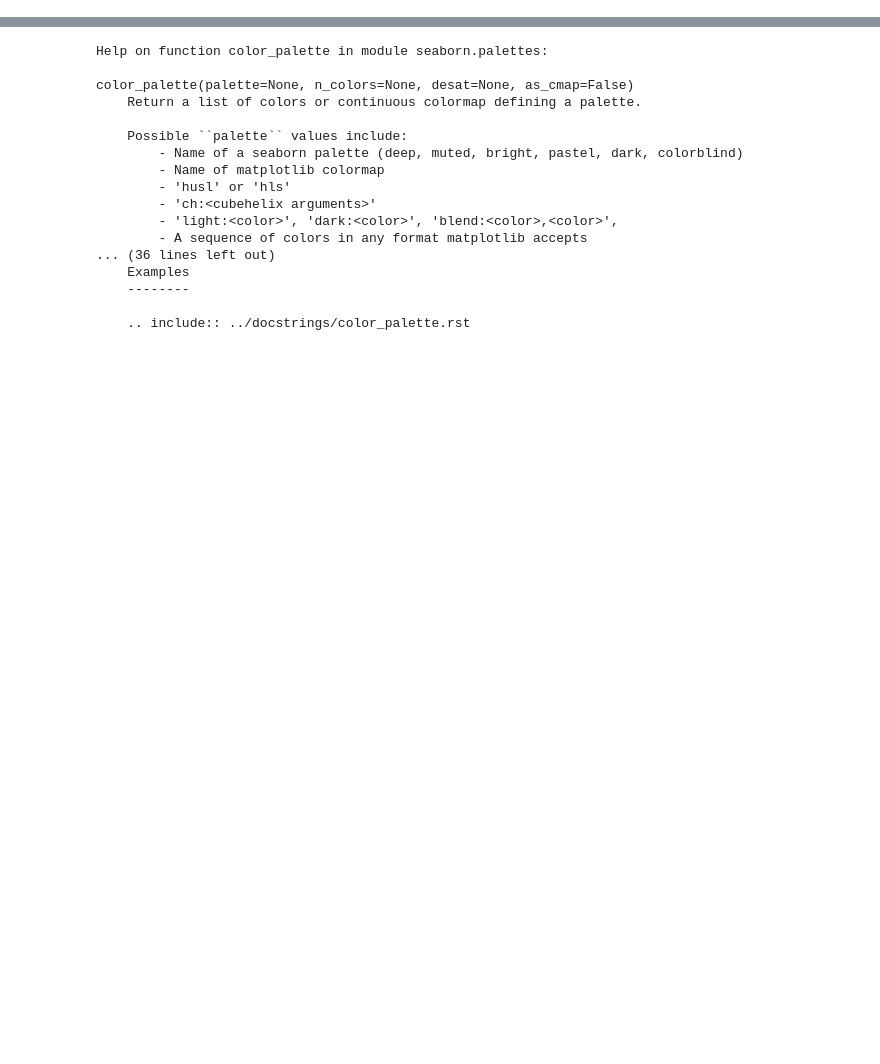
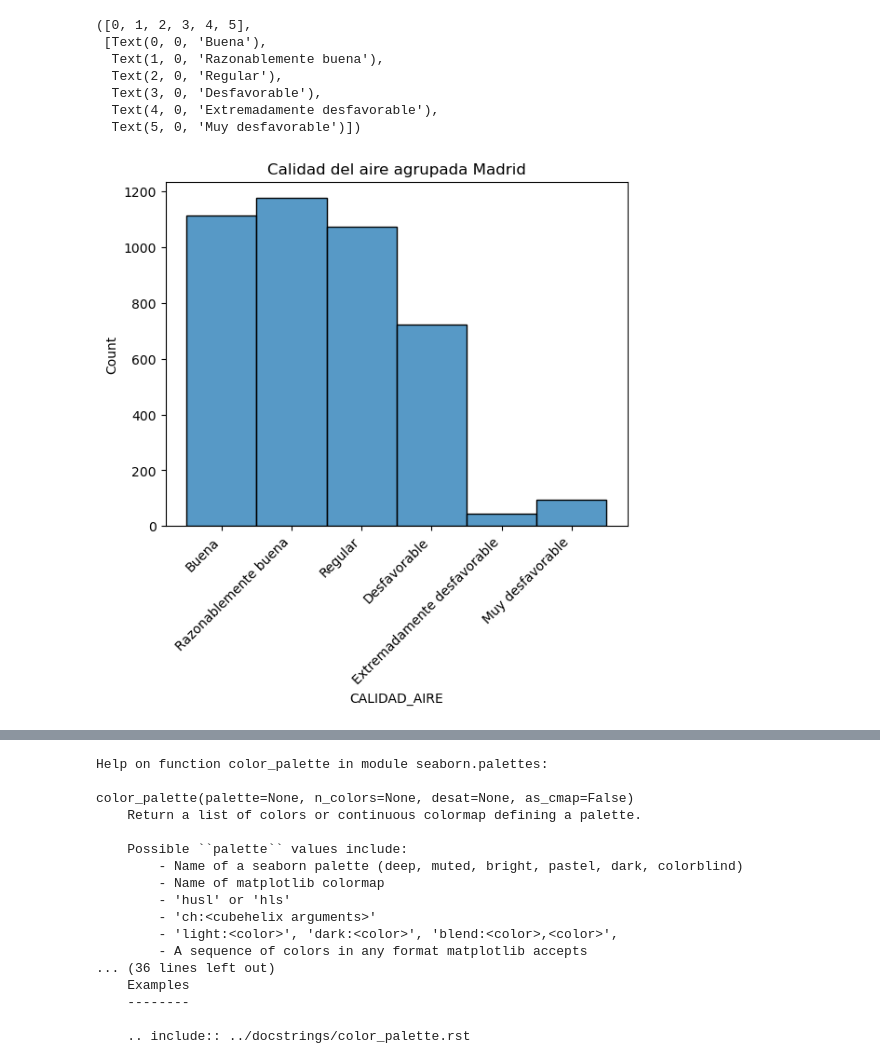
Before and after one commit to JCastillo1997/Inhale-the-present-exhale-the-past.-, a Jupyter notebook: Nueva carpeta/Data_extraction.ipynb, the cells around one changed output, grey strips where cells are left out. Cells and saved outputs as stored; diff of their text form; code cells hidden in the pictures; blank space fills up the shorter version.

```diff
--- a/Nueva carpeta/Data_extraction.ipynb
+++ b/Nueva carpeta/Data_extraction.ipynb
@@ -16,0 +33,14 @@ NameError: name 'df' is not defined
+# %%
+plt.title('Calidad del aire agrupada Madrid')
+order = ['Buena', 'Razonablemente buena', 'Regular','Desfavorable','Muy desfavorable','Extremadamente desfaborable']
+sns.histplot(data=df_madrid, x= 'CALIDAD_AIRE')
+plt.xticks(rotation=45, ha='right')
+# %% [output]
+([0, 1, 2, 3, 4, 5],
+ [Text(0, 0, 'Buena'),
+  Text(1, 0, 'Razonablemente buena'),
+  Text(2, 0, 'Regular'),
+  Text(3, 0, 'Desfavorable'),
+  Text(4, 0, 'Extremadamente desfavorable'),
+  Text(5, 0, 'Muy desfavorable')])
+[figure, added]
```
Also changed, not shown: parts of 5 cells of this notebook.
